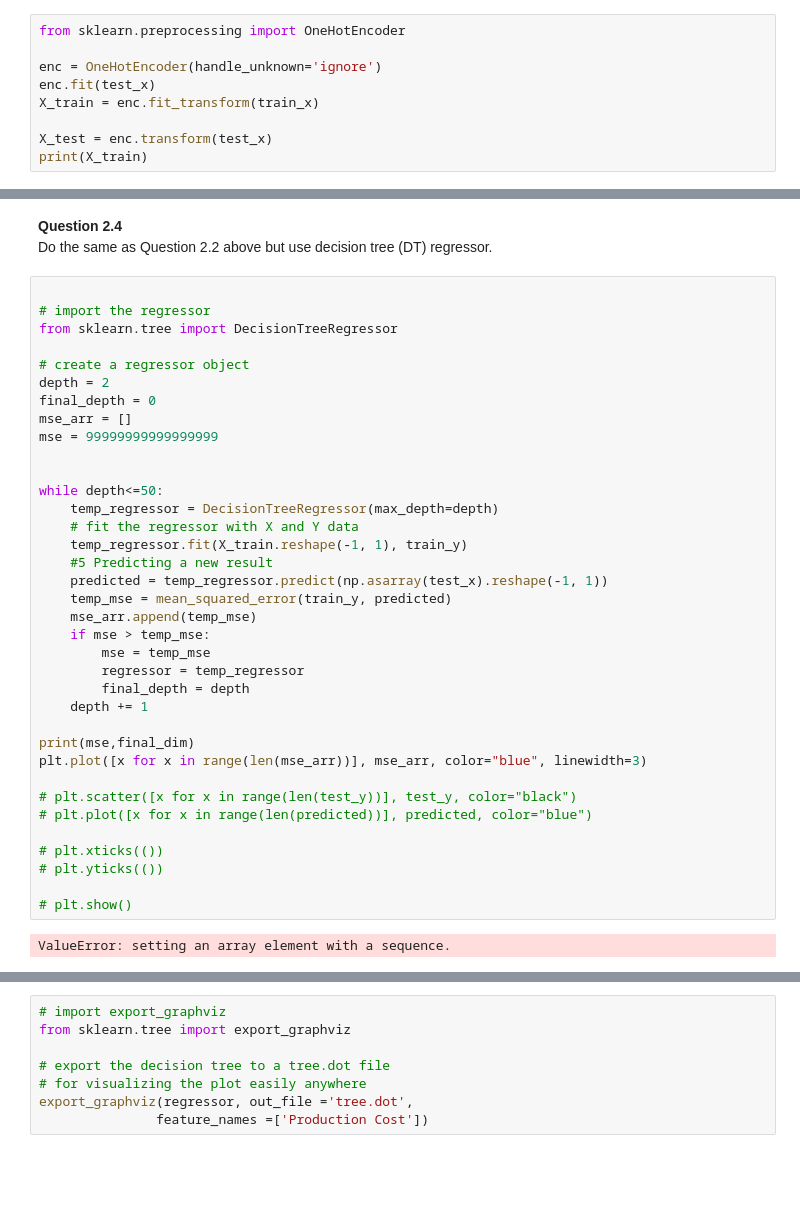
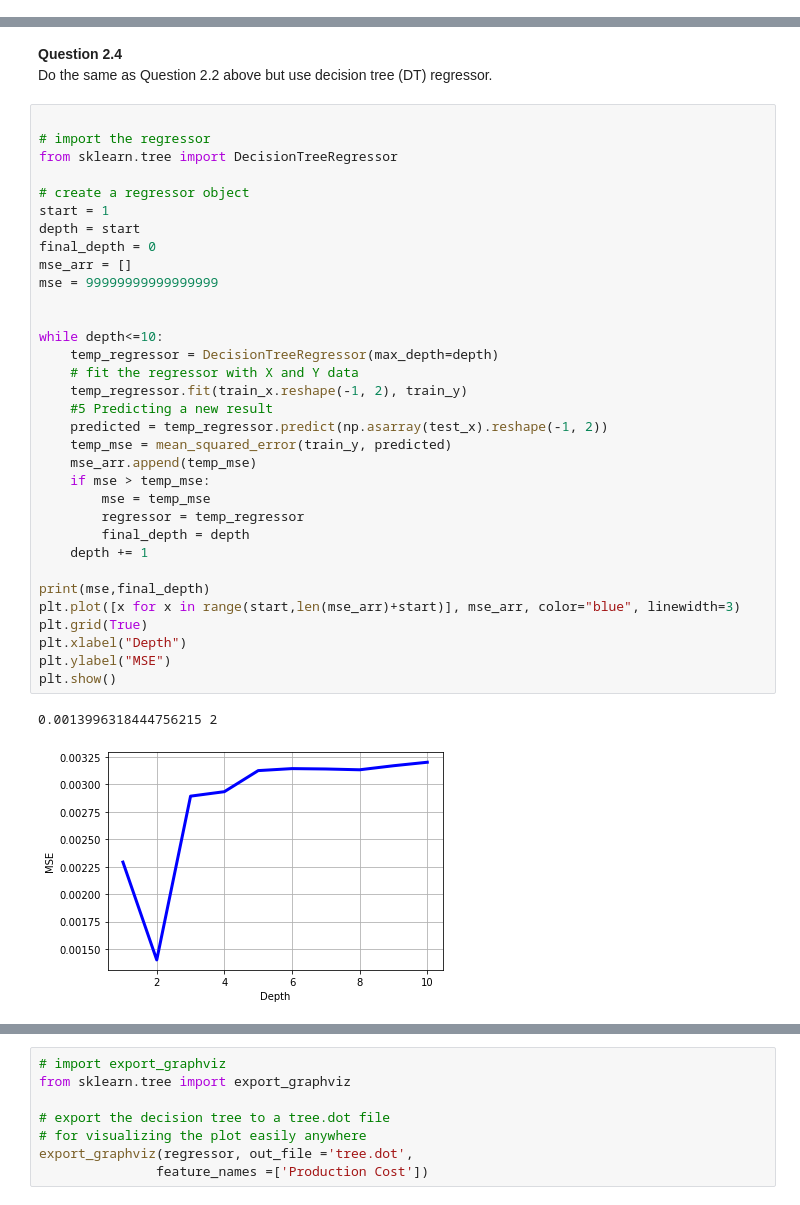
Before and after one commit to EthanWong2212/EE4211_Proj, a Jupyter notebook: part2_test.ipynb, the cells around one changed output, grey strips where cells are left out. Cells and saved outputs as stored; diff of their text form; blank space fills up the shorter version.

```diff
--- a/part2_test.ipynb
+++ b/part2_test.ipynb
@@ -280,12 +280,3 @@ plt.show()
 # %% [output]
 0.061220462471800526
 [figure]
-# %%
-from sklearn.preprocessing import OneHotEncoder
-
-enc = OneHotEncoder(handle_unknown='ignore')
-enc.fit(test_x)
-X_train = enc.fit_transform(train_x)
-
-X_test = enc.transform(test_x)
-print(X_train)
@@ -313,38 +286,36 @@ Do the same as Question 2.2 above but use decision tree (DT) regressor.
 # %%
 
 # import the regressor
 from sklearn.tree import DecisionTreeRegressor
 
 # create a regressor object
-depth = 2
+start = 1
+depth = start
 final_depth = 0
 mse_arr = []
 mse = 99999999999999999
 
 
-while depth<=50:
+while depth<=10:
     temp_regressor = DecisionTreeRegressor(max_depth=depth)
     # fit the regressor with X and Y data
-    temp_regressor.fit(X_train.reshape(-1, 1), train_y)
+    temp_regressor.fit(train_x.reshape(-1, 2), train_y)
     #5 Predicting a new result
-    predicted = temp_regressor.predict(np.asarray(test_x).reshape(-1, 1))
+    predicted = temp_regressor.predict(np.asarray(test_x).reshape(-1, 2))
     temp_mse = mean_squared_error(train_y, predicted)
     mse_arr.append(temp_mse)
     if mse > temp_mse:
         mse = temp_mse
         regressor = temp_regressor
         final_depth = depth
     depth += 1
 
-print(mse,final_dim)
-plt.plot([x for x in range(len(mse_arr))], mse_arr, color="blue", linewidth=3)
-
-# plt.scatter([x for x in range(len(test_y))], test_y, color="black")
-# plt.plot([x for x in range(len(predicted))], predicted, color="blue")
-
-# plt.xticks(())
-# plt.yticks(())
-
-# plt.show()
+print(mse,final_depth)
+plt.plot([x for x in range(start,len(mse_arr)+start)], mse_arr, color="blue", linewidth=3)
+plt.grid(True)
+plt.xlabel("Depth")
+plt.ylabel("MSE")
+plt.show()
 # %% [output]
-ValueError: setting an array element with a sequence.
+0.0013996318444756215 2
+[figure, added]
```
Also changed, not shown: parts of 2 cells of this notebook.
